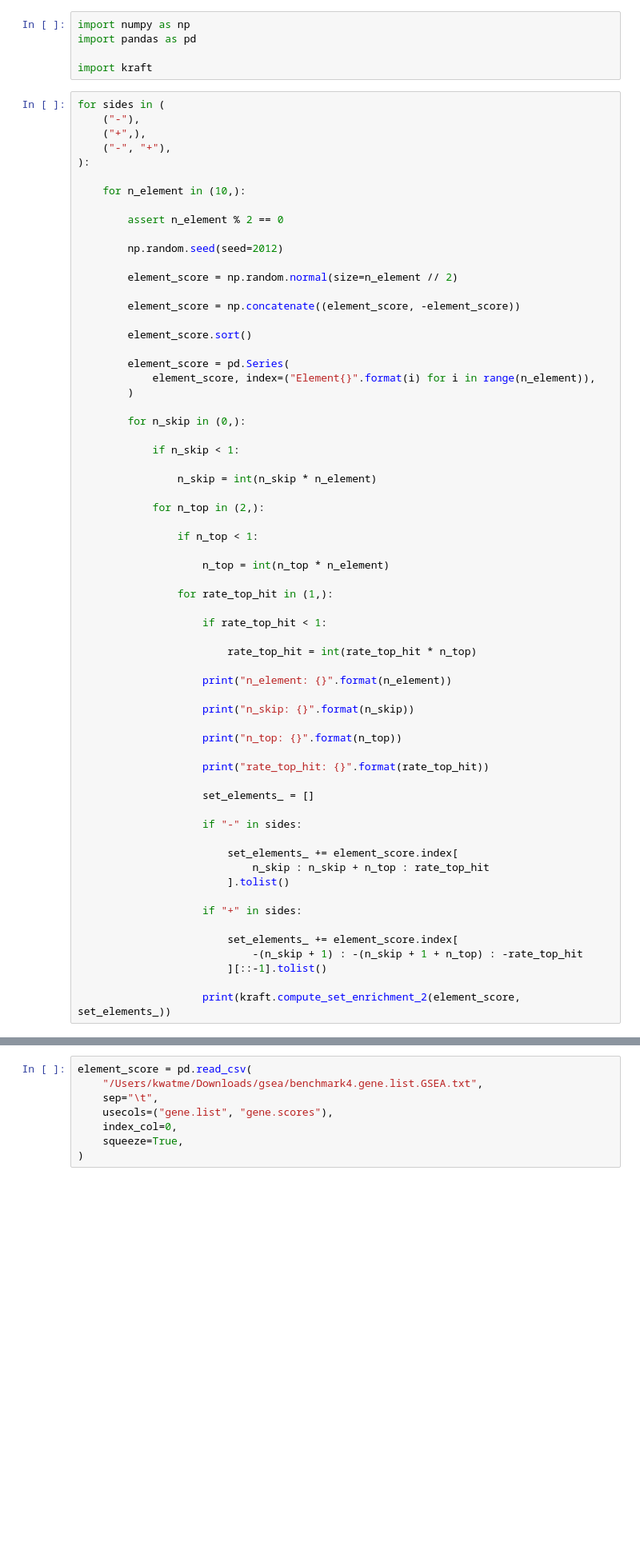
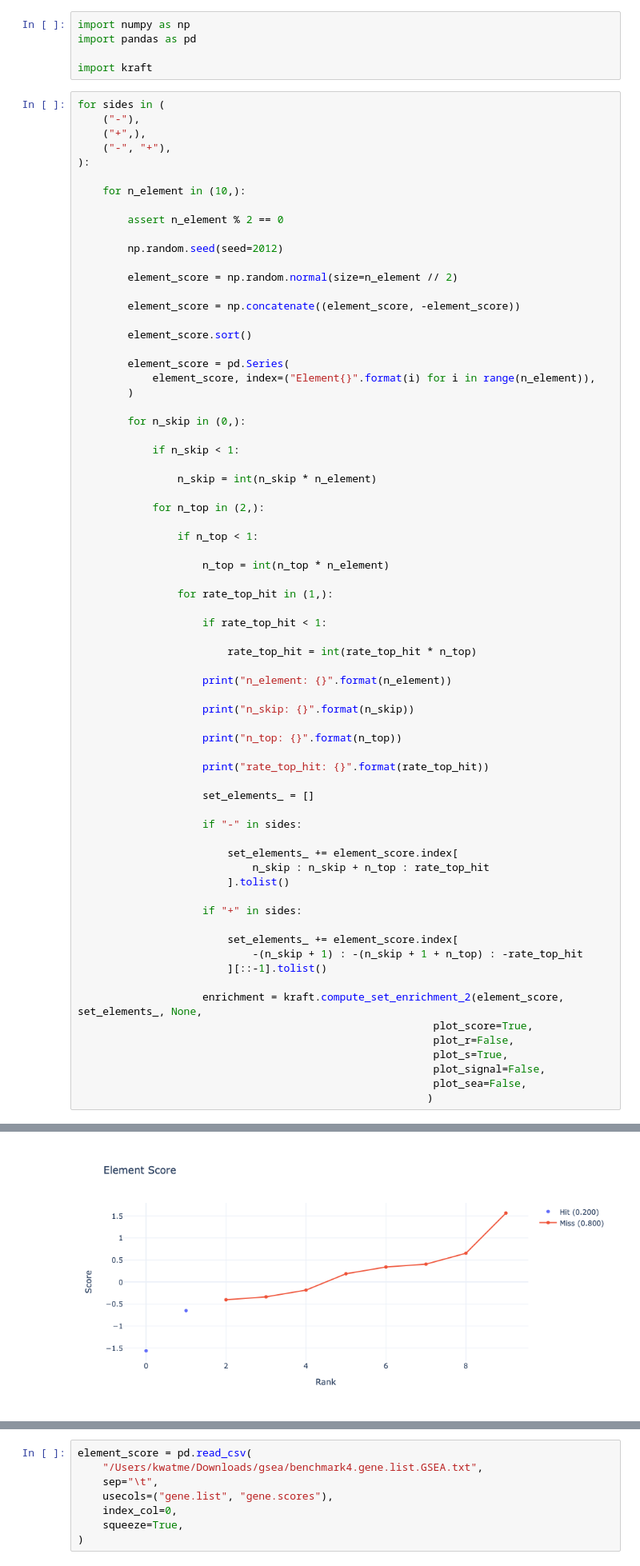
Before and after one commit to KwatMDPhD/ccal, a Jupyter notebook: notebook/sea.ipynb, the cells around one changed output, grey strips where cells are left out. Shown: that part at 80% size. Saved outputs shown, nothing was run; the diff lists cells and outputs as text; blank space fills up the shorter version.

```diff
--- a/notebook/sea.ipynb
+++ b/notebook/sea.ipynb
@@ -69,4 +72,11 @@ for sides in (
                             -(n_skip + 1) : -(n_skip + 1 + n_top) : -rate_top_hit
                         ][::-1].tolist()
 
-                    print(kraft.compute_set_enrichment_2(element_score, set_elements_))
+                    enrichment = kraft.compute_set_enrichment_2(element_score, set_elements_, None,
+                                                         plot_score=True,
+                                                         plot_r=False,
+                                                         plot_s=True,
+                                                         plot_signal=False,
+                                                         plot_sea=False,
+                                                        )
+# %% [output]
@@ -72,0 +87 @@ for sides in (
+[figure, added]
```
Also changed, not shown: parts of 2 cells of this notebook, 3 other files.
